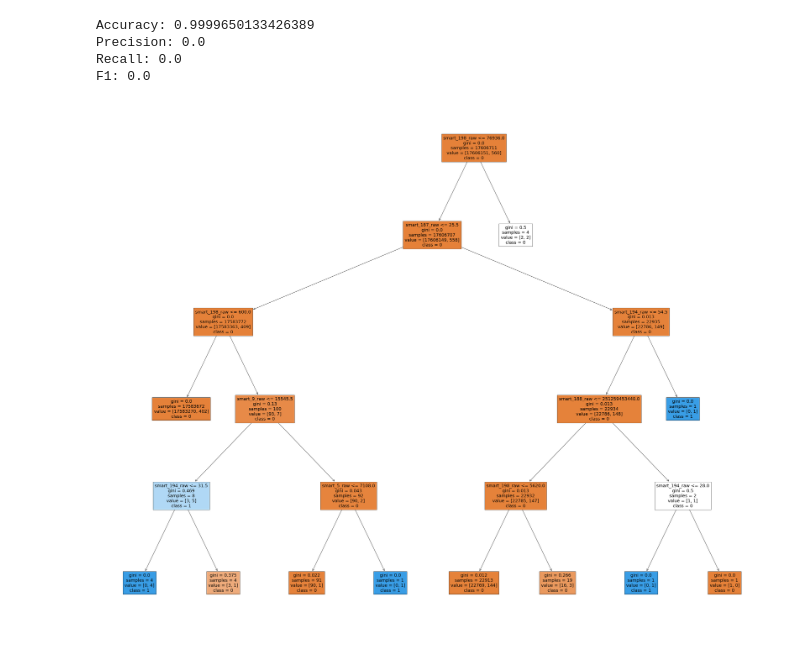
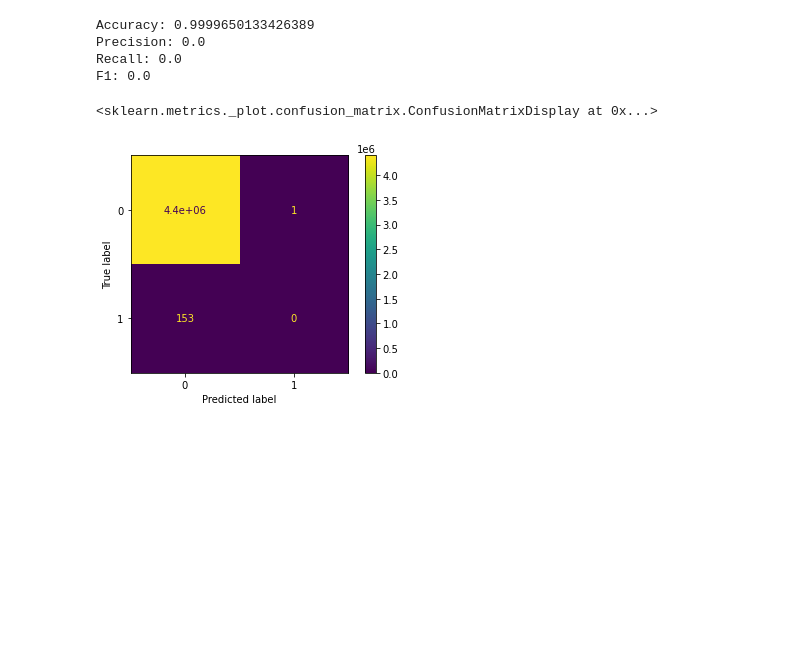
Before and after one commit to Dimidrie/BD04-PredMain, a Jupyter notebook: notebooks/7 - decision tree.ipynb, the cells around one changed output. Saved outputs shown, nothing was run; the diff lists cells and outputs as text; code cells hidden in the pictures; blank space fills up the shorter version.

```diff
--- a/notebooks/7 - decision tree.ipynb
+++ b/notebooks/7 - decision tree.ipynb
@@ -274,8 +307,13 @@ Accuracy: 0.9999650133426389
 Precision: 0.0
 Recall: 0.0
 F1: 0.0
-# %%
-fig = plt.figure(figsize=(50, 40))
-_ = plot_tree(dt_model_saved, feature_names=df_features, class_names=['0', '1'], filled=True)
-# %% [output]
-[figure, removed]
+# %%
+dt_cm = confusion_matrix(y_test, dt_y_pred, labels=dt_model_saved.classes_)
+
+ConfusionMatrixDisplay(
+    confusion_matrix=dt_cm,
+    display_labels=dt_model_saved.classes_
+).from_predictions(y_test, dt_y_pred)
+# %% [output]
+<sklearn.metrics._plot.confusion_matrix.ConfusionMatrixDisplay at 0x...>
+[figure, added]
```
Also changed, not shown: parts of 8 cells of this notebook, 1 other file.
